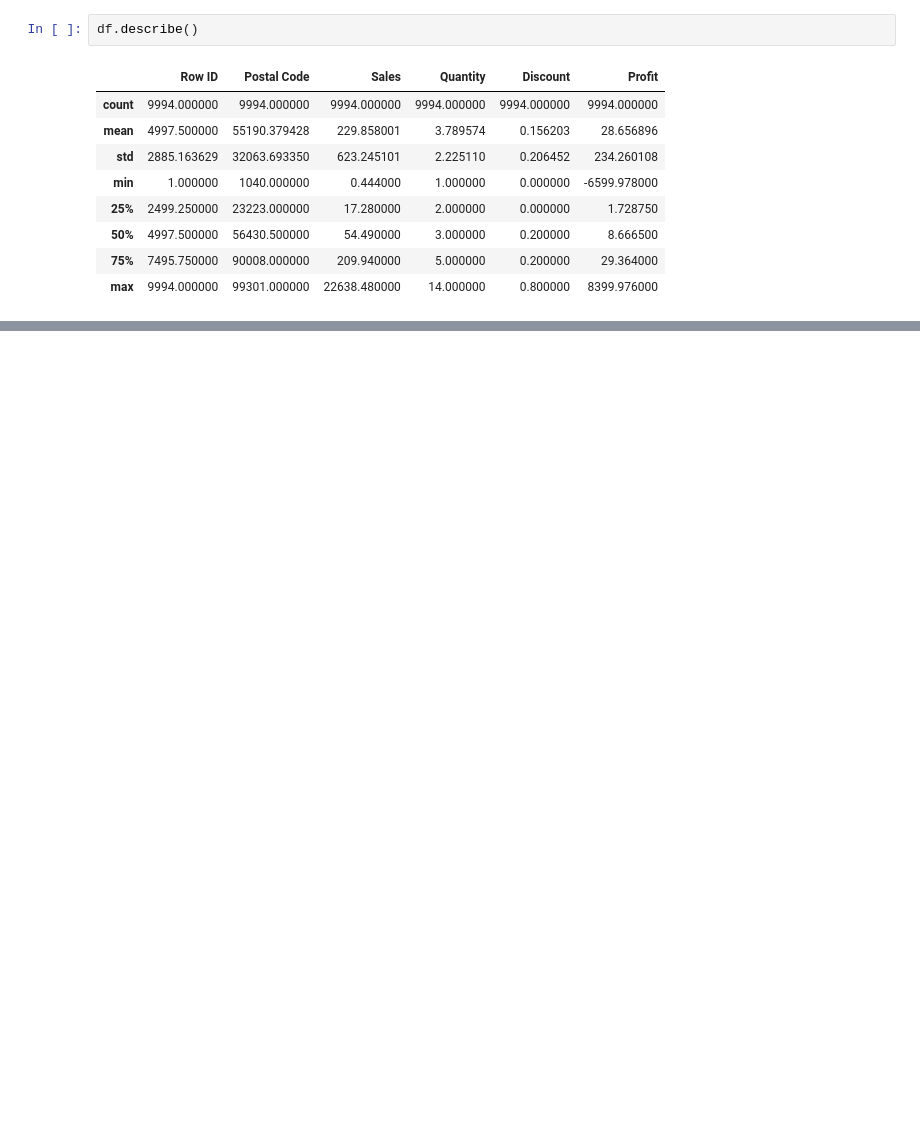
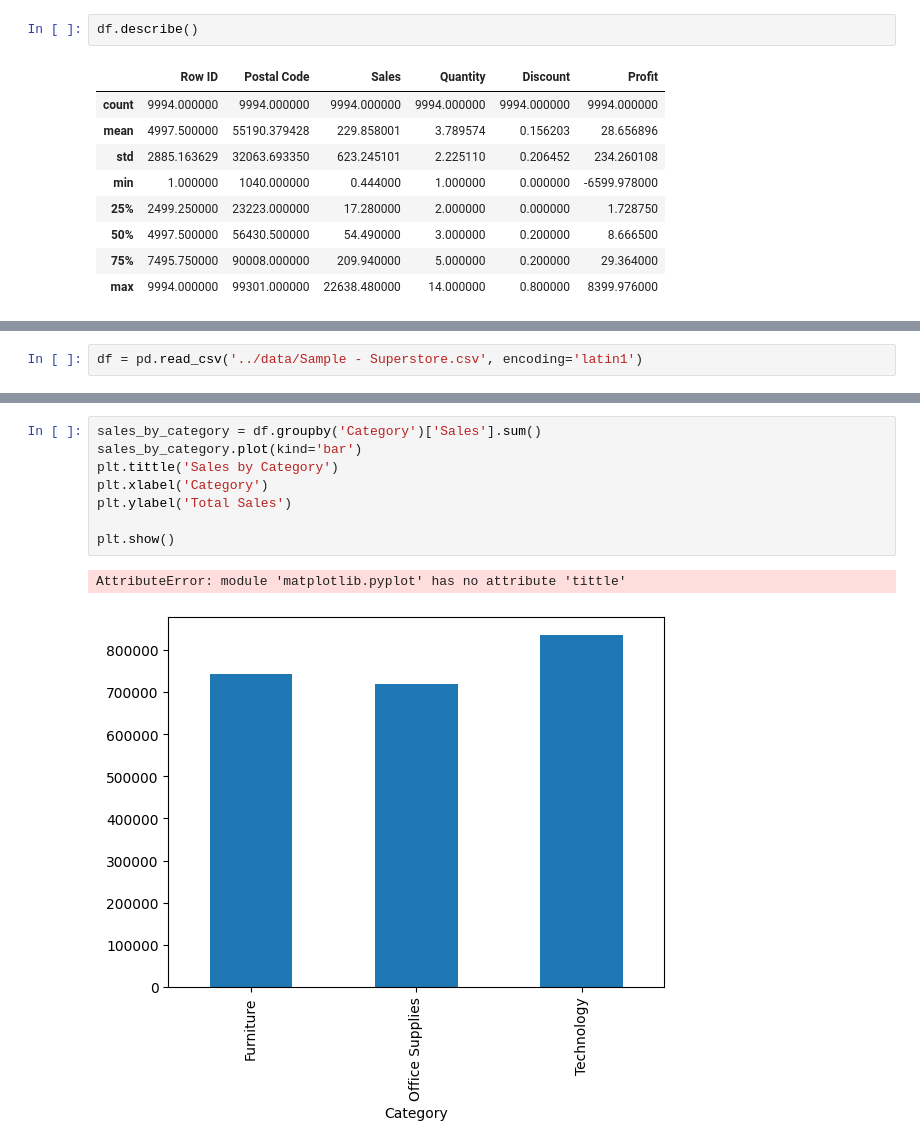
Before and after one commit to Nazaret-Eduardo/sql-data-analysis-portfolio, a Jupyter notebook: notebooks/sales_analysis.ipynb, the cells around one changed output, grey strips where cells are left out. Drawn from its saved outputs; the diff is of its cells as text; blank space fills up the shorter version.

Commit message:
Added sales visualizations and trend analysis

```diff
--- a/notebooks/sales_analysis.ipynb
+++ b/notebooks/sales_analysis.ipynb
@@ -55,0 +47,2 @@ df.describe()
+# %%
+df = pd.read_csv('../data/Sample - Superstore.csv', encoding='latin1')
@@ -55,0 +99,11 @@ df.describe()
+# %%
+sales_by_category = df.groupby('Category')['Sales'].sum()
+sales_by_category.plot(kind='bar')
+plt.tittle('Sales by Category')
+plt.xlabel('Category')
+plt.ylabel('Total Sales')
+
+plt.show()
+# %% [output]
+AttributeError: module 'matplotlib.pyplot' has no attribute 'tittle'
+[figure, added]
```
Also changed, not shown: parts of 17 cells of this notebook.
